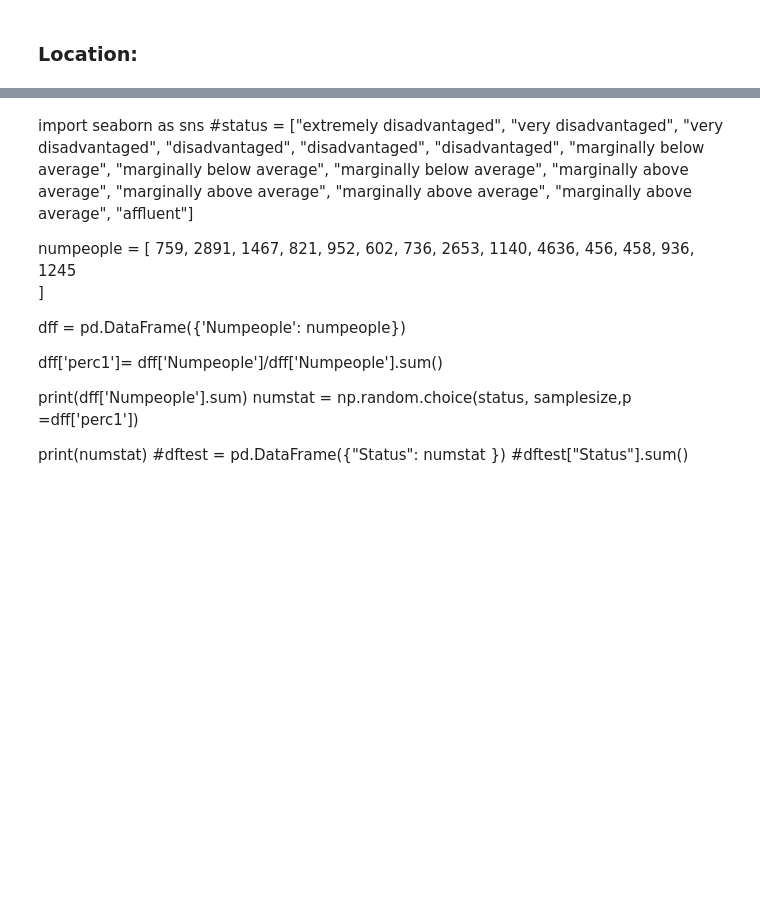
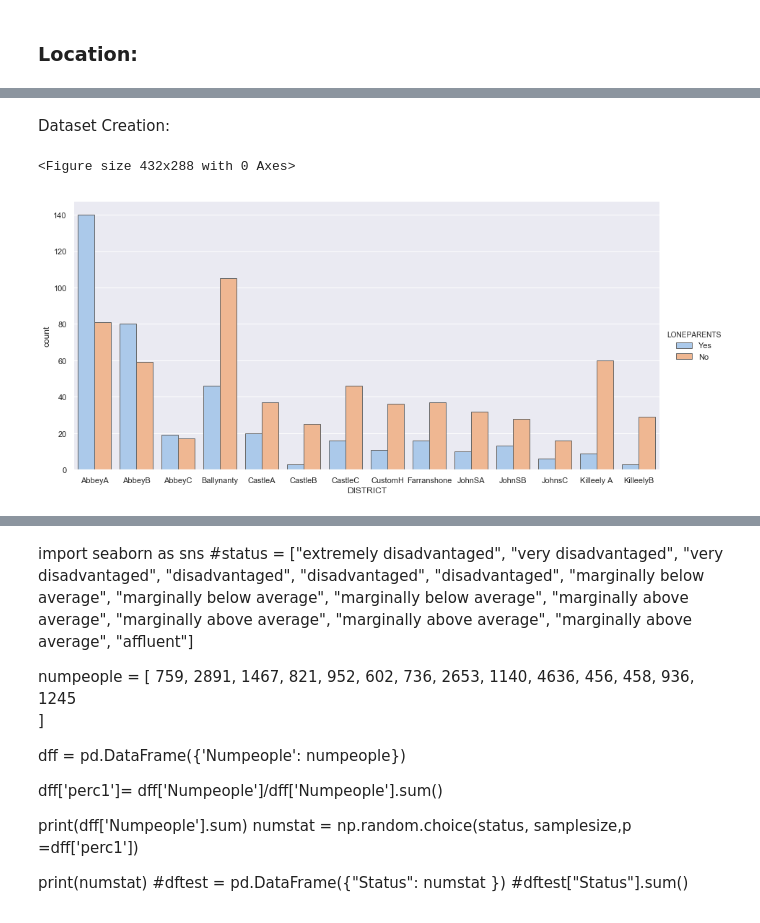
Before and after one commit to fionaoriordan/52465_19_project, a Jupyter notebook: 52465_19_project_dep1.ipynb, the cells around one changed output, grey strips where cells are left out. Cells and saved outputs as stored; diff of their text form; code cells hidden in the pictures; blank space fills up the shorter version.

```diff
--- a/52465_19_project_dep1.ipynb
+++ b/52465_19_project_dep1.ipynb
@@ -144,9 +132,4 @@ dtype: float64
 # %%
+#Generate a random sample population based on the % in each ED in Limerick City:
 #  https://stackoverflow.com/a/18201448/11250489
 district = np.sort(np.random.choice(ed, samplesize,p =df1['perc']))
-
-
-
-df2 = pd.DataFrame(data={'DISTRICT': district})
-
-df2[(df2['DISTRICT'] == "JohnSA")].iloc[:, 0:0] # all the rows of the fist columns
@@ -292,2 +205,23 @@ dtype: int64
+# %% [markdown]
+Dataset Creation:
+# %%
+df=pd.DataFrame(data={'DISTRICT': district, 'LONEPARENTS': lp})
+#df[(df['DISTRICT'] == "Yes")].iloc[:, 0:2] # all the rows of the fist columns
+# %%
+# Plot the df:
+fig = plt.figure()
+
+# Adapted from https://seaborn.pydata.org/generated/seaborn.catplot.html
+ax = sns.catplot (x="DISTRICT", hue="LONEPARENTS", kind="count",
+            palette="pastel", edgecolor=".4",  height=6, aspect=2,
+            data=df)
+#Adding a title at the figure level
+fig.suptitle("Number of Bills Paid by Size & Gender", fontsize = 20)
+# display the plot
+
+plt.show()
+# %% [output]
+<Figure size 432x288 with 0 Axes>
+[figure, added]
 # %%
 
```
Also changed, not shown: parts of 26 cells of this notebook.
